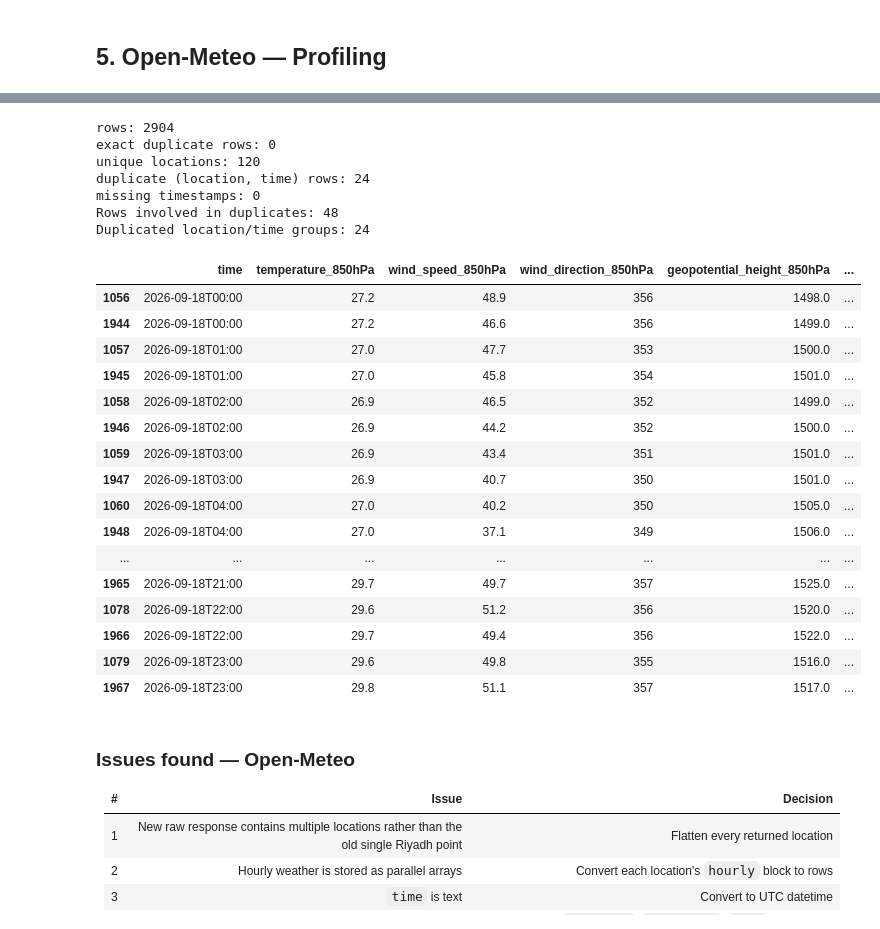
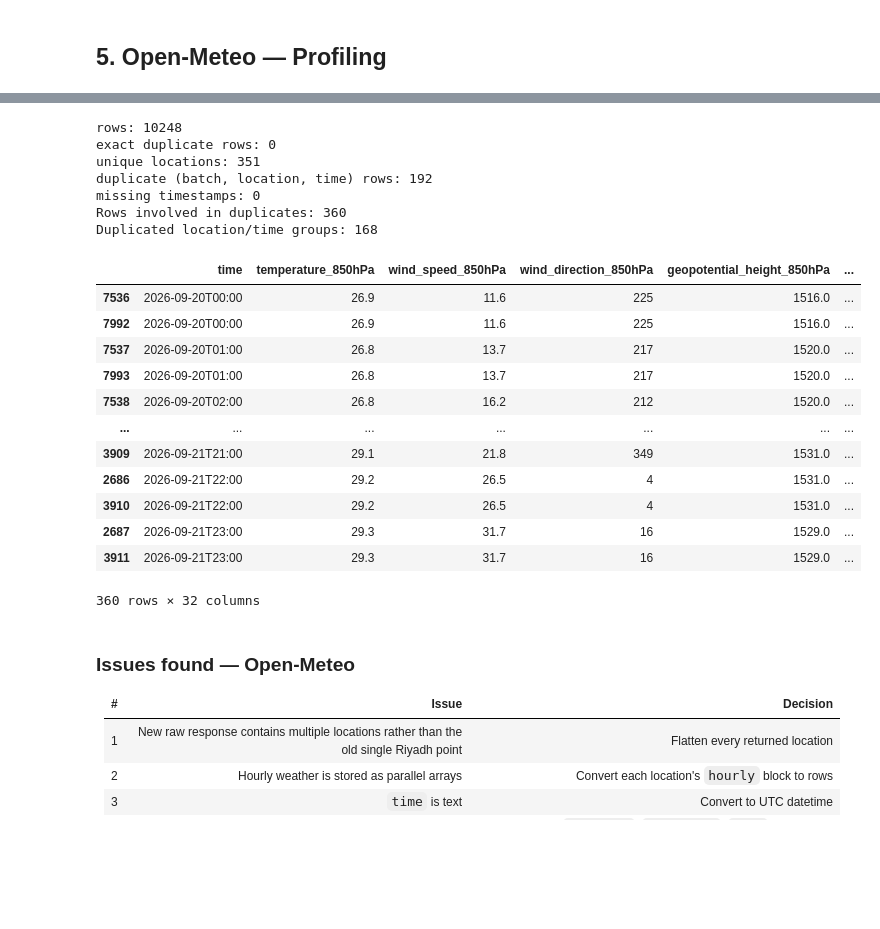
Before and after one commit to Nnoouurraa/DE-SkyPrint, a Jupyter notebook: notebooks/02_profile_clean.ipynb, the cells around one changed output, grey strips where cells are left out. Saved outputs shown, nothing was run; the diff lists cells and outputs as text; code cells hidden in the pictures; blank space fills up the shorter version.

Commit message:
Update project notebooks

```diff
--- a/notebooks/02_profile_clean.ipynb
+++ b/notebooks/02_profile_clean.ipynb
@@ -58,16 +62,3 @@ def latest_timestamped_file(prefix):
 
 `/states/all` returns a JSON object with `time` and a nested `states` list.
 Task 1 uses `extended=1`, so each state vector has 18 fields including `category`.
-# %%
-opensky_path = latest_timestamped_file('opensky')
-
-with open(opensky_path, encoding='utf-8') as f:
-    opensky_raw = json.load(f)
-
-print('loaded file:', opensky_path.name)
-print('snapshot unix time:', opensky_raw.get('time'))
-print('number of state vectors:', len(opensky_raw.get('states', [])))
-
-if opensky_raw.get('states'):
-    print('fields in first state vector:', len(opensky_raw['states'][0]))
-    display(opensky_raw['states'][0])
@@ -96,0 +65,5 @@ fields in first state vector: 18
+# %%
+opensky_files = raw_json_files('opensky')
+print('OpenSky raw batches found:', len(opensky_files))
+print('first:', opensky_files[0].relative_to(PROJECT_ROOT))
+print('last :', opensky_files[-1].relative_to(PROJECT_ROOT))
@@ -261,14 +248,3 @@ Open-Meteo therefore returns either:
 - a list of forecast objects (multiple locations).
 
 Each forecast object contains hourly parallel arrays. We flatten every location and preserve its latitude/longitude.
-# %%
-meteo_path = latest_timestamped_file('openmeteo')
-
-with open(meteo_path, encoding='utf-8') as f:
-    meteo_raw = json.load(f)
-
-print('loaded file:', meteo_path.name)
-print('raw response type:', type(meteo_raw).__name__)
-
-meteo_locations = meteo_raw if isinstance(meteo_raw, list) else [meteo_raw]
-print('weather locations returned:', len(meteo_locations))
@@ -278,0 +251,5 @@ weather locations returned: 121
+# %%
+meteo_files = raw_json_files('openmeteo')
+print('Open-Meteo raw batches found:', len(meteo_files))
+print('first:', meteo_files[0].relative_to(PROJECT_ROOT))
+print('last :', meteo_files[-1].relative_to(PROJECT_ROOT))
@@ -354,56 +339,52 @@ profile_wx
 # %%
 print('rows:', len(df_wx))
 print('exact duplicate rows:', df_wx.duplicated().sum())
 print('unique locations:', df_wx[['latitude', 'longitude']].drop_duplicates().shape[0])
-print('duplicate (location, time) rows:',
-      df_wx.duplicated(subset=['latitude', 'longitude', 'time']).sum())
+print('duplicate (batch, location, time) rows:',
+      df_wx.duplicated(subset=['batch_id', 'latitude', 'longitude', 'time']).sum())
 print('missing timestamps:', df_wx['time'].isna().sum())
 
 # Show all rows involved in duplicated location + time keys
 weather_dup_mask = df_wx.duplicated(
-    subset=['latitude', 'longitude', 'time'],
+    subset=['batch_id', 'latitude', 'longitude', 'time'],
     keep=False
 )
 
 weather_duplicates = (
     df_wx[weather_dup_mask]
-    .sort_values(['latitude', 'longitude', 'time'])
+    .sort_values(['batch_id', 'latitude', 'longitude', 'time'])
 )
 
 print("Rows involved in duplicates:", len(weather_duplicates))
 print(
     "Duplicated location/time groups:",
     weather_duplicates.groupby(
-        ['latitude', 'longitude', 'time']
+        ['batch_id', 'latitude', 'longitude', 'time']
     ).ngroups
 )
 
 weather_duplicates
 # %% [output]
-rows: 2904
+rows: 10248
 exact duplicate rows: 0
-unique locations: 120
-duplicate (location, time) rows: 24
+unique locations: 351
+duplicate (batch, location, time) rows: 192
 missing timestamps: 0
-Rows involved in duplicates: 48
-Duplicated location/time groups: 24
+Rows involved in duplicates: 360
+Duplicated location/time groups: 168
 |  | time | temperature_850hPa | wind_speed_850hPa | wind_direction_850hPa | geopotential_height_850hPa | ... |
-| 1056 | 2026-09-18T00:00 | 27.2 | 48.9 | 356 | 1498.0 | ... |
-| 1944 | 2026-09-18T00:00 | 27.2 | 46.6 | 356 | 1499.0 | ... |
-| 1057 | 2026-09-18T01:00 | 27.0 | 47.7 | 353 | 1500.0 | ... |
-| 1945 | 2026-09-18T01:00 | 27.0 | 45.8 | 354 | 1501.0 | ... |
-| 1058 | 2026-09-18T02:00 | 26.9 | 46.5 | 352 | 1499.0 | ... |
-| 1946 | 2026-09-18T02:00 | 26.9 | 44.2 | 352 | 1500.0 | ... |
-| 1059 | 2026-09-18T03:00 | 26.9 | 43.4 | 351 | 1501.0 | ... |
-| 1947 | 2026-09-18T03:00 | 26.9 | 40.7 | 350 | 1501.0 | ... |
-| 1060 | 2026-09-18T04:00 | 27.0 | 40.2 | 350 | 1505.0 | ... |
-| 1948 | 2026-09-18T04:00 | 27.0 | 37.1 | 349 | 1506.0 | ... |
+| 7536 | 2026-09-20T00:00 | 26.9 | 11.6 | 225 | 1516.0 | ... |
+| 7992 | 2026-09-20T00:00 | 26.9 | 11.6 | 225 | 1516.0 | ... |
+| 7537 | 2026-09-20T01:00 | 26.8 | 13.7 | 217 | 1520.0 | ... |
+| 7993 | 2026-09-20T01:00 | 26.8 | 13.7 | 217 | 1520.0 | ... |
+| 7538 | 2026-09-20T02:00 | 26.8 | 16.2 | 212 | 1520.0 | ... |
 | ... | ... | ... | ... | ... | ... | ... |
-| 1965 | 2026-09-18T21:00 | 29.7 | 49.7 | 357 | 1525.0 | ... |
-| 1078 | 2026-09-18T22:00 | 29.6 | 51.2 | 356 | 1520.0 | ... |
-| 1966 | 2026-09-18T22:00 | 29.7 | 49.4 | 356 | 1522.0 | ... |
-| 1079 | 2026-09-18T23:00 | 29.6 | 49.8 | 355 | 1516.0 | ... |
-| 1967 | 2026-09-18T23:00 | 29.8 | 51.1 | 357 | 1517.0 | ... |
+| 3909 | 2026-09-21T21:00 | 29.1 | 21.8 | 349 | 1531.0 | ... |
+| 2686 | 2026-09-21T22:00 | 29.2 | 26.5 | 4 | 1531.0 | ... |
+| 3910 | 2026-09-21T22:00 | 29.2 | 26.5 | 4 | 1531.0 | ... |
+| 2687 | 2026-09-21T23:00 | 29.3 | 31.7 | 16 | 1529.0 | ... |
+| 3911 | 2026-09-21T23:00 | 29.3 | 31.7 | 16 | 1529.0 | ... |
+360 rows × 32 columns
 # %% [markdown]
 ### Issues found — Open-Meteo
 
```
Also changed, not shown: parts of 21 cells of this notebook, 4 other files.
